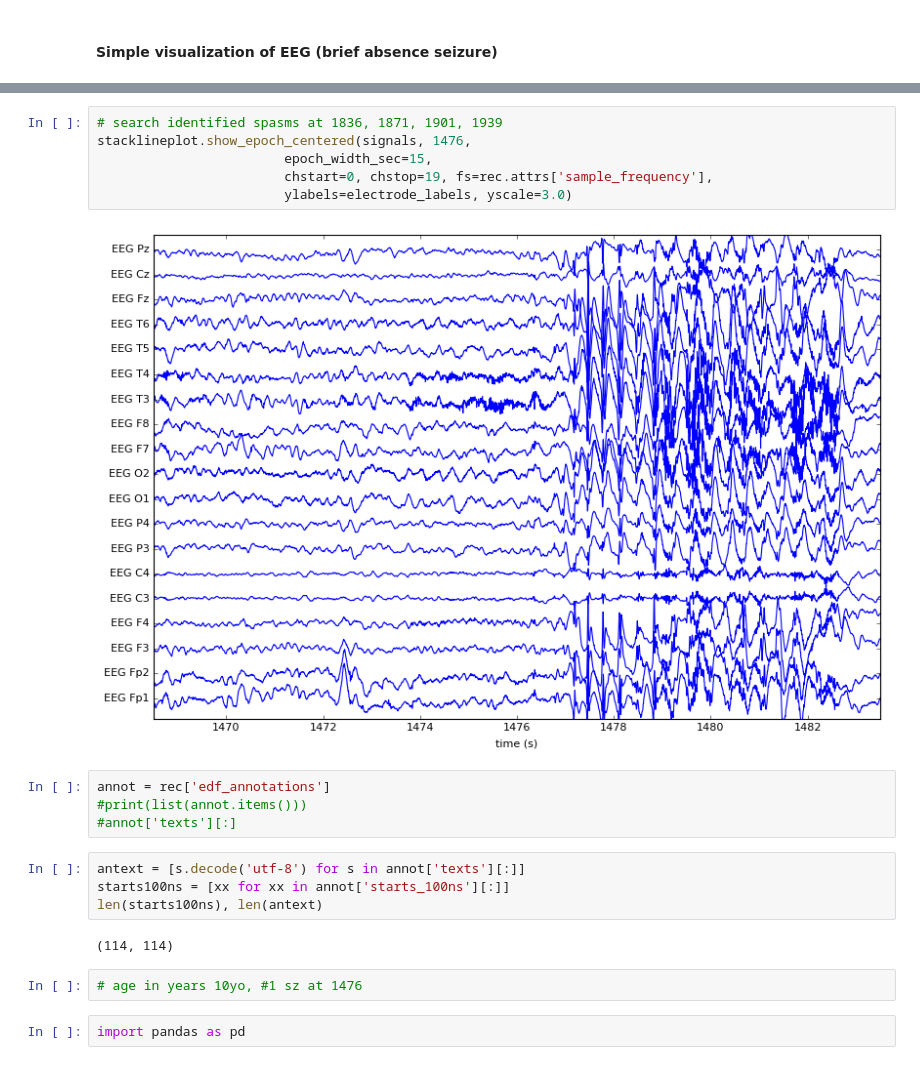
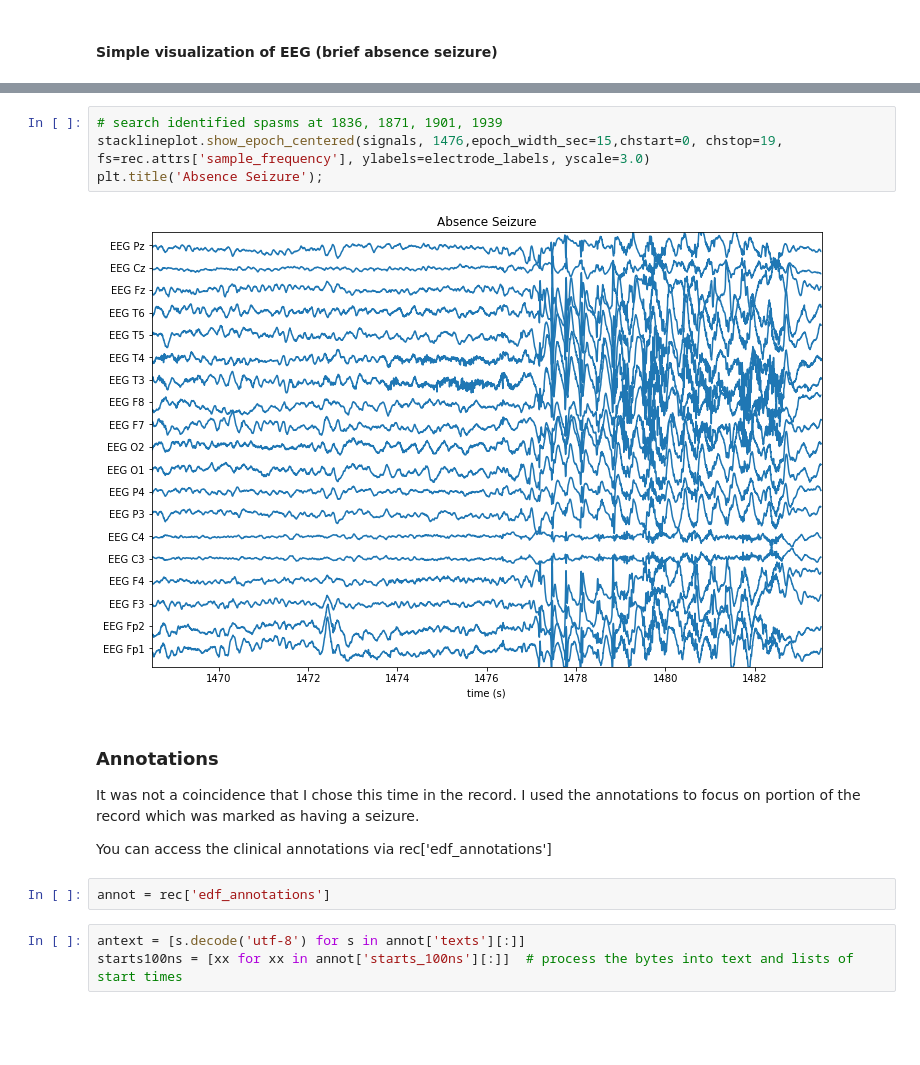
Before and after one commit to eegml/eeghdf, a Jupyter notebook: notebooks/vizAbsenceSz.ipynb, the cells around one changed output, grey strips where cells are left out. Saved outputs shown, nothing was run; the diff lists cells and outputs as text; blank space fills up the shorter version.

Commit message:
Improve readability of vizAbsence seizure so can show as a slide show.

```diff
--- a/notebooks/vizAbsenceSz.ipynb
+++ b/notebooks/vizAbsenceSz.ipynb
@@ -76,23 +71,17 @@ numbered_electrode_labels = ["%d:%s" % (ii, str(labels[ii], 'ascii')) for ii in
 # %%
 # search identified spasms at 1836, 1871, 1901, 1939
-stacklineplot.show_epoch_centered(signals, 1476,
-                        epoch_width_sec=15,
-                        chstart=0, chstop=19, fs=rec.attrs['sample_frequency'],
-                        ylabels=electrode_labels, yscale=3.0)
+stacklineplot.show_epoch_centered(signals, 1476,epoch_width_sec=15,chstart=0, chstop=19, fs=rec.attrs['sample_frequency'], ylabels=electrode_labels, yscale=3.0)
+plt.title('Absence Seizure');
 # %% [output]
-[figure, old version]
+[figure, new version]
+# %% [markdown]
+### Annotations
+It was not a coincidence that I chose this time in the record. I used the annotations to focus on portion of the record which was marked as having a seizure.
+
+You can access the clinical annotations via rec['edf_annotations']
 # %%
 annot = rec['edf_annotations']
-#print(list(annot.items()))
-#annot['texts'][:]
 # %%
 antext = [s.decode('utf-8') for s in annot['texts'][:]]
-starts100ns = [xx for xx in annot['starts_100ns'][:]]
-len(starts100ns), len(antext)
+starts100ns = [xx for xx in annot['starts_100ns'][:]]  # process the bytes into text and lists of start times
-# %% [output]
-(114, 114)
-# %%
-# age in years 10yo, #1 sz at 1476
-# %%
-import pandas as pd
 # %%
```
Also changed, not shown: parts of 15 cells of this notebook.
